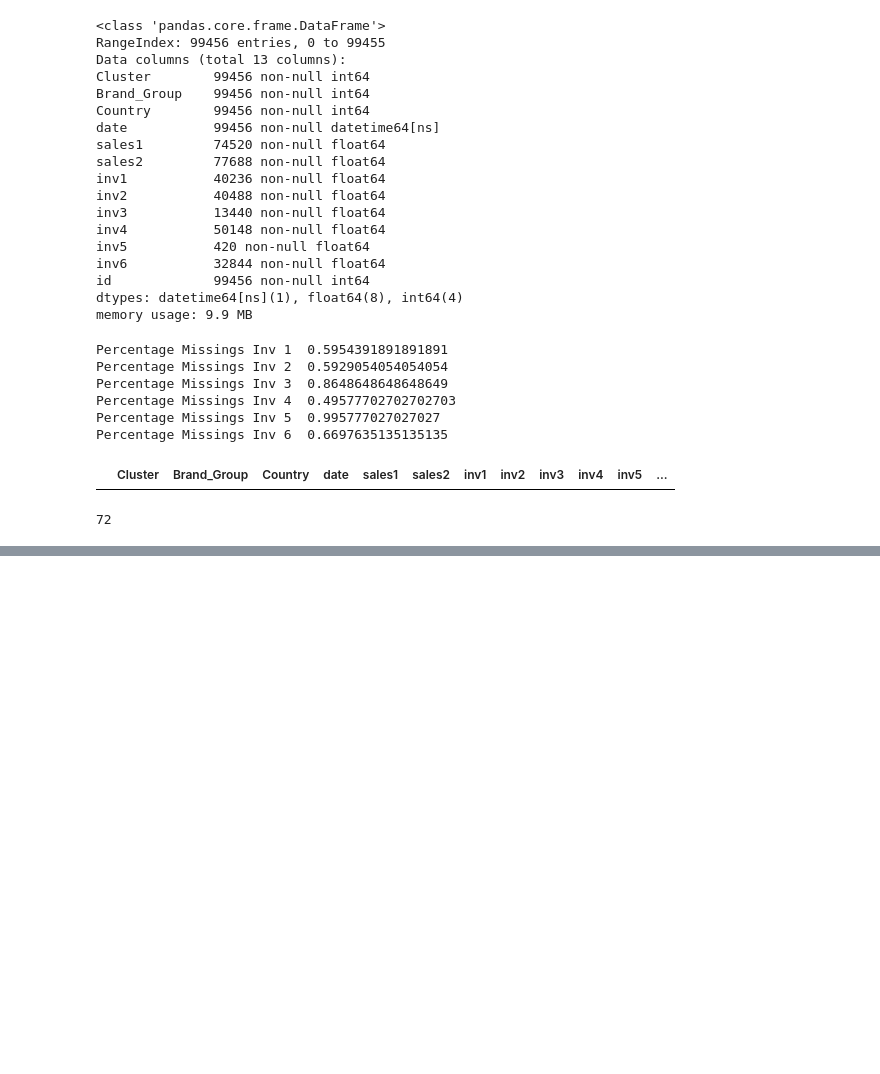
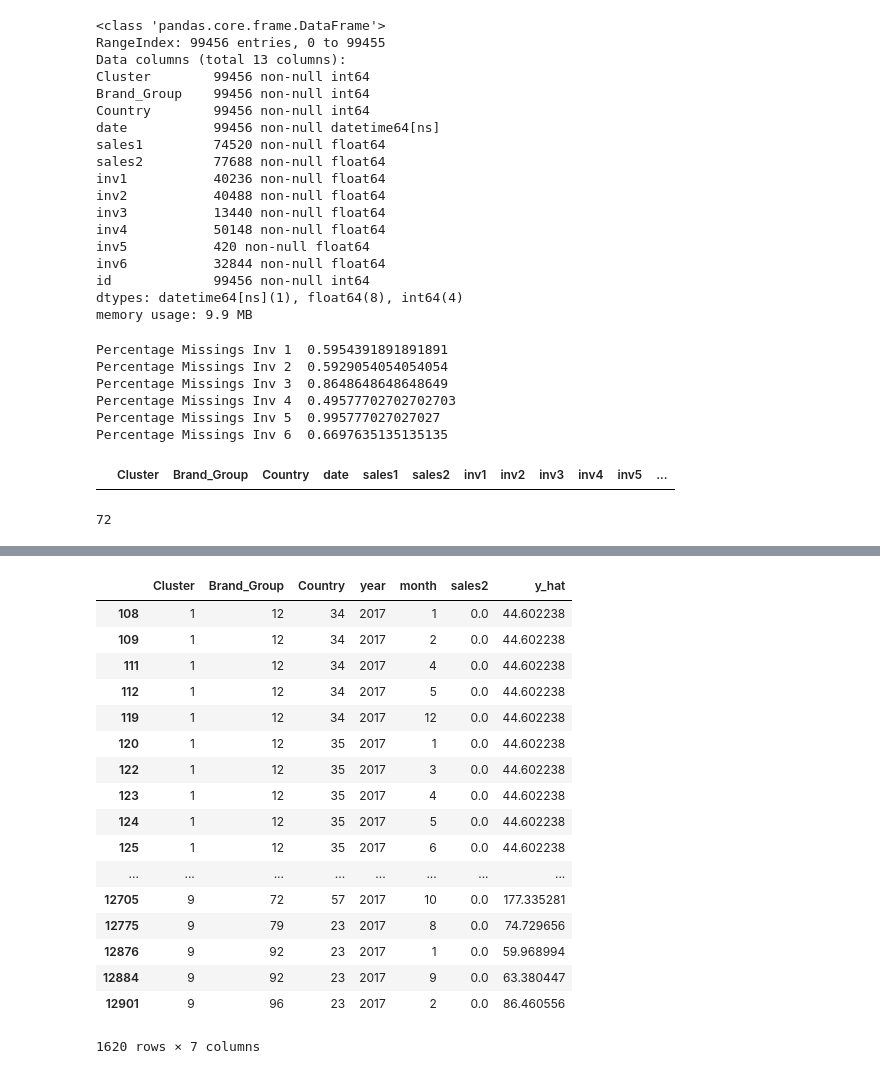
Before and after one commit to SergiGomez/novartis-datathon, a Jupyter notebook: sergi_notebook_prueba_1.ipynb, the cells around one changed output, grey strips where cells are left out. Saved outputs shown, nothing was run; the diff lists cells and outputs as text; code cells hidden in the pictures; blank space fills up the shorter version.

```diff
--- a/sergi_notebook_prueba_1.ipynb
+++ b/sergi_notebook_prueba_1.ipynb
@@ -162,0 +291,21 @@ Train: ['2012-01-01' '2012-02-01' '2012-03-01' '2012-04-01' '2012-05-01'
+# %%
+all_val.loc[all_val.sales2 == 0]
+# %% [output]
+|  | Cluster | Brand_Group | Country | year | month | sales2 | y_hat |
+| 108 | 1 | 12 | 34 | 2017 | 1 | 0.0 | 44.602238 |
+| 109 | 1 | 12 | 34 | 2017 | 2 | 0.0 | 44.602238 |
+| 111 | 1 | 12 | 34 | 2017 | 4 | 0.0 | 44.602238 |
+| 112 | 1 | 12 | 34 | 2017 | 5 | 0.0 | 44.602238 |
+| 119 | 1 | 12 | 34 | 2017 | 12 | 0.0 | 44.602238 |
+| 120 | 1 | 12 | 35 | 2017 | 1 | 0.0 | 44.602238 |
+| 122 | 1 | 12 | 35 | 2017 | 3 | 0.0 | 44.602238 |
+| 123 | 1 | 12 | 35 | 2017 | 4 | 0.0 | 44.602238 |
+| 124 | 1 | 12 | 35 | 2017 | 5 | 0.0 | 44.602238 |
+| 125 | 1 | 12 | 35 | 2017 | 6 | 0.0 | 44.602238 |
+| ... | ... | ... | ... | ... | ... | ... | ... |
+| 12705 | 9 | 72 | 57 | 2017 | 10 | 0.0 | 177.335281 |
+| 12775 | 9 | 79 | 23 | 2017 | 8 | 0.0 | 74.729656 |
+| 12876 | 9 | 92 | 23 | 2017 | 1 | 0.0 | 59.968994 |
+| 12884 | 9 | 92 | 23 | 2017 | 9 | 0.0 | 63.380447 |
+| 12901 | 9 | 96 | 23 | 2017 | 2 | 0.0 | 86.460556 |
+1620 rows × 7 columns
```
Also changed, not shown: parts of 33 cells of this notebook, 6 other files.
